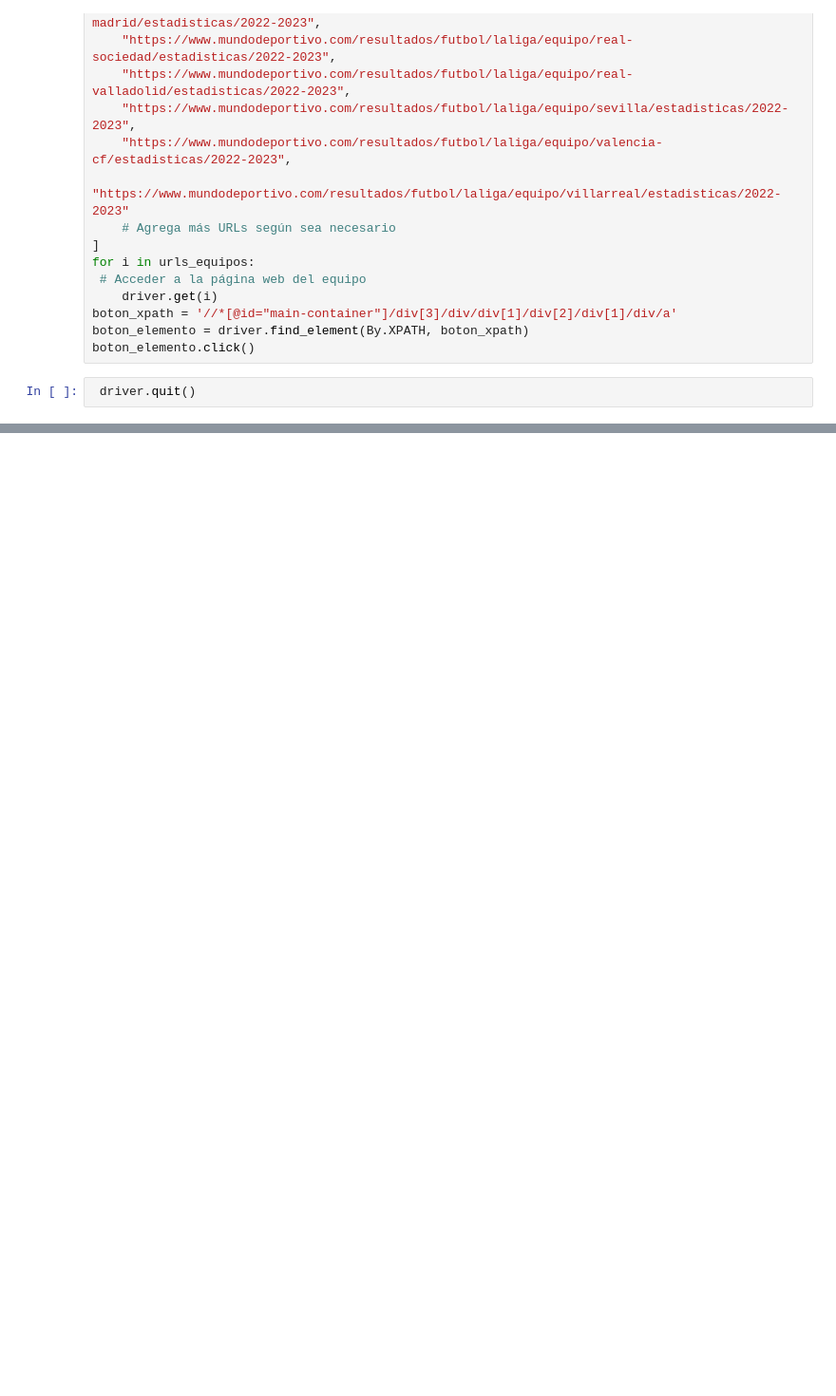
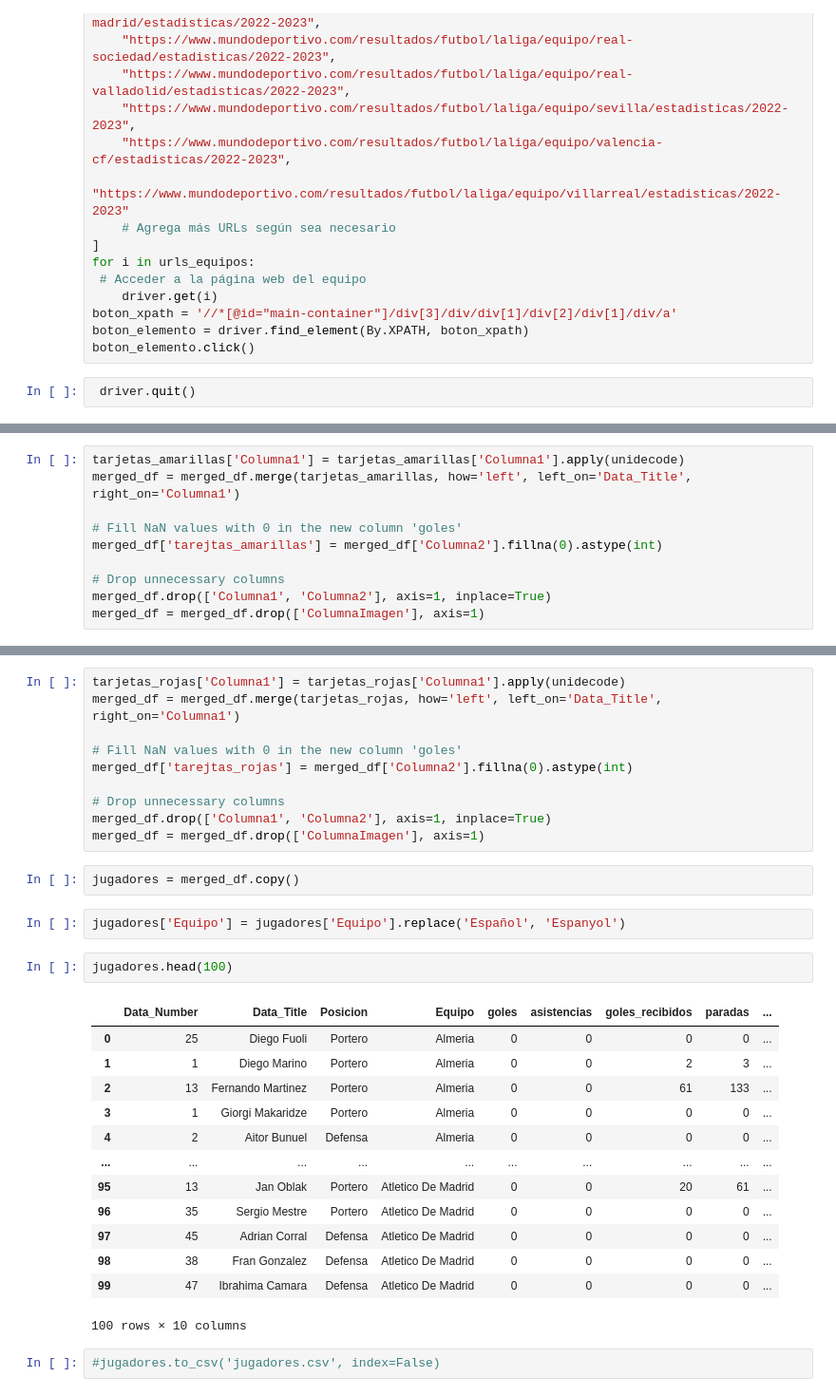
Before and after one commit to josegzr/Laliga-Analitics, a Jupyter notebook: notebook/jugadores.ipynb, the cells around one changed output, grey strips where cells are left out. Shown: that part at 95% size. Drawn from its saved outputs; the diff is of its cells as text; blank space fills up the shorter version.

Commit message:
[proyecto final](Jose gonzalez roson)

```diff
--- a/notebook/jugadores.ipynb
+++ b/notebook/jugadores.ipynb
@@ -1428,0 +1450,10 @@ ValueError: No objects to concatenate
+# %%
+tarjetas_amarillas['Columna1'] = tarjetas_amarillas['Columna1'].apply(unidecode)
+merged_df = merged_df.merge(tarjetas_amarillas, how='left', left_on='Data_Title', right_on='Columna1')
+
+# Fill NaN values with 0 in the new column 'goles'
+merged_df['tarejtas_amarillas'] = merged_df['Columna2'].fillna(0).astype(int)
+
+# Drop unnecessary columns
+merged_df.drop(['Columna1', 'Columna2'], axis=1, inplace=True)
+merged_df = merged_df.drop(['ColumnaImagen'], axis=1)
@@ -1428,0 +1552,32 @@ ValueError: No objects to concatenate
+# %%
+tarjetas_rojas['Columna1'] = tarjetas_rojas['Columna1'].apply(unidecode)
+merged_df = merged_df.merge(tarjetas_rojas, how='left', left_on='Data_Title', right_on='Columna1')
+
+# Fill NaN values with 0 in the new column 'goles'
+merged_df['tarejtas_rojas'] = merged_df['Columna2'].fillna(0).astype(int)
+
+# Drop unnecessary columns
+merged_df.drop(['Columna1', 'Columna2'], axis=1, inplace=True)
+merged_df = merged_df.drop(['ColumnaImagen'], axis=1)
+# %%
+jugadores = merged_df.copy()
+# %%
+jugadores['Equipo'] = jugadores['Equipo'].replace('Español', 'Espanyol')
+# %%
+jugadores.head(100)
+# %% [output]
+|  | Data_Number | Data_Title | Posicion | Equipo | goles | asistencias | goles_recibidos | paradas | ... |
+| 0 | 25 | Diego Fuoli | Portero | Almeria | 0 | 0 | 0 | 0 | ... |
+| 1 | 1 | Diego Marino | Portero | Almeria | 0 | 0 | 2 | 3 | ... |
+| 2 | 13 | Fernando Martinez | Portero | Almeria | 0 | 0 | 61 | 133 | ... |
+| 3 | 1 | Giorgi Makaridze | Portero | Almeria | 0 | 0 | 0 | 0 | ... |
+| 4 | 2 | Aitor Bunuel | Defensa | Almeria | 0 | 0 | 0 | 0 | ... |
+| ... | ... | ... | ... | ... | ... | ... | ... | ... | ... |
+| 95 | 13 | Jan Oblak | Portero | Atletico De Madrid | 0 | 0 | 20 | 61 | ... |
+| 96 | 35 | Sergio Mestre | Portero | Atletico De Madrid | 0 | 0 | 0 | 0 | ... |
+| 97 | 45 | Adrian Corral | Defensa | Atletico De Madrid | 0 | 0 | 0 | 0 | ... |
+| 98 | 38 | Fran Gonzalez | Defensa | Atletico De Madrid | 0 | 0 | 0 | 0 | ... |
+| 99 | 47 | Ibrahima Camara | Defensa | Atletico De Madrid | 0 | 0 | 0 | 0 | ... |
+100 rows × 10 columns
+# %%
+#jugadores.to_csv('jugadores.csv', index=False)
```
Also changed, not shown: parts of 41 cells of this notebook, 1 other file.
